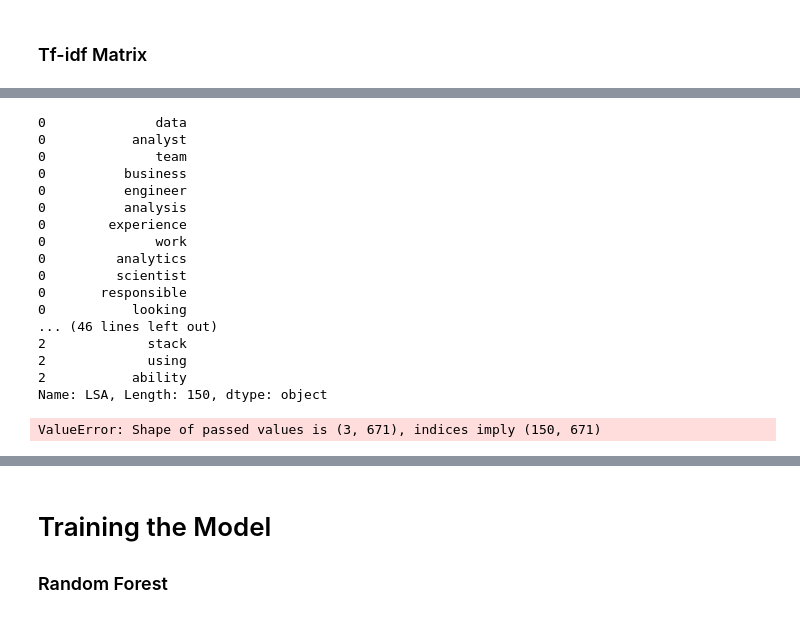
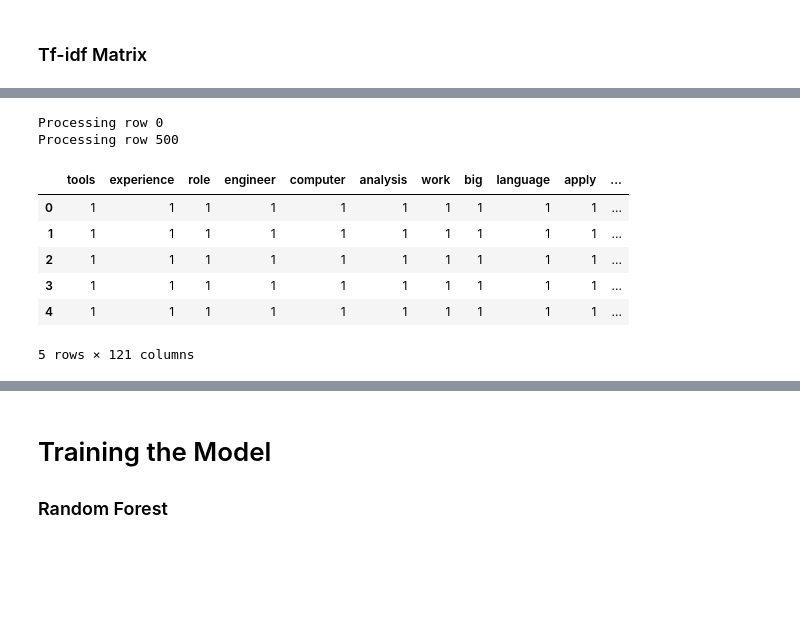
Before and after one commit to mhuh22/Thinkful, a Jupyter notebook: Bootcamp/Unit 7/Analysis on Indeed Data Scientist Postings.ipynb, the cells around one changed output, grey strips where cells are left out. Drawn from its saved outputs; the diff is of its cells as text; code cells hidden in the pictures; blank space fills up the shorter version.

```diff
--- a/Bootcamp/Unit 7/Analysis on Indeed Data Scientist Postings.ipynb
+++ b/Bootcamp/Unit 7/Analysis on Indeed Data Scientist Postings.ipynb
@@ -527,28 +401,0 @@ Topic 0:
-# %%
-topwords['LSA'].str.split(' ', 0).str[0]
-# %% [output]
-0              data
-0           analyst
-0              team
-0          business
-0          engineer
-0          analysis
-0        experience
-0              work
-0         analytics
-0         scientist
-0       responsible
-0           looking
-... (46 lines left out)
-2             stack
-2             using
-2           ability
-Name: LSA, Length: 150, dtype: object
-# %%
-from sklearn.feature_extraction.text import CountVectorizer
-
-vectorizer = CountVectorizer(min_df = 1, stop_words = 'english')
-dtm = vectorizer.fit_transform(job_data['Synopsis'])
-pd.DataFrame(synopsis_lsa,index=job_data['Synopsis'],columns=topwords['LSA'].str.split(' ', 0).str[0])
-# %% [output]
-ValueError: Shape of passed values is (3, 671), indices imply (150, 671)
@@ -558,0 +402,42 @@ pd.DataFrame(dtm.toarray(),index=job_data['Synopsis'],columns=vectorizer.get_fea
+# %%
+# Create keyword set with top words identified by LSA
+keywords = set(topwords['LSA'].str.split(' ', 0).str[0])
+
+# New dataframe with just the text and query
+sentences = job_data[['Synopsis', 'Query']]
+# %%
+# Creates a data frame with features for each word in our common word set.
+# Each value is the count of the times the word appears in each sentence.
+def bow_features(sentences, common_words):
+
+    # Scaffold the data frame and initialize counts to zero.
+    df = pd.DataFrame(columns=common_words)
+    df['text_sentence'] = sentences['Synopsis']
+    df['text_source'] = sentences['Query']
+    df.loc[:, common_words] = 0
+
+    # Process each row, counting the occurrence of words in each sentence.
+    for i, sentence in enumerate(df['text_sentence']):
+
+        # Populate the row with word counts.
+        for word in common_words:
+            df.loc[i, word] += 1
+
+        # This counter is just to make sure the kernel didn't hang.
+        if i % 500 == 0:
+            print("Processing row {}".format(i))
+
+    return df
+# %%
+word_counts = bow_features(sentences, keywords)
+word_counts.head()
+# %% [output]
+Processing row 0
+Processing row 500
+|  | tools | experience | role | engineer | computer | analysis | work | big | language | apply | ... |
+| 0 | 1 | 1 | 1 | 1 | 1 | 1 | 1 | 1 | 1 | 1 | ... |
+| 1 | 1 | 1 | 1 | 1 | 1 | 1 | 1 | 1 | 1 | 1 | ... |
+| 2 | 1 | 1 | 1 | 1 | 1 | 1 | 1 | 1 | 1 | 1 | ... |
+| 3 | 1 | 1 | 1 | 1 | 1 | 1 | 1 | 1 | 1 | 1 | ... |
+| 4 | 1 | 1 | 1 | 1 | 1 | 1 | 1 | 1 | 1 | 1 | ... |
+5 rows × 121 columns
```
Also changed, not shown: parts of 25 cells of this notebook.
